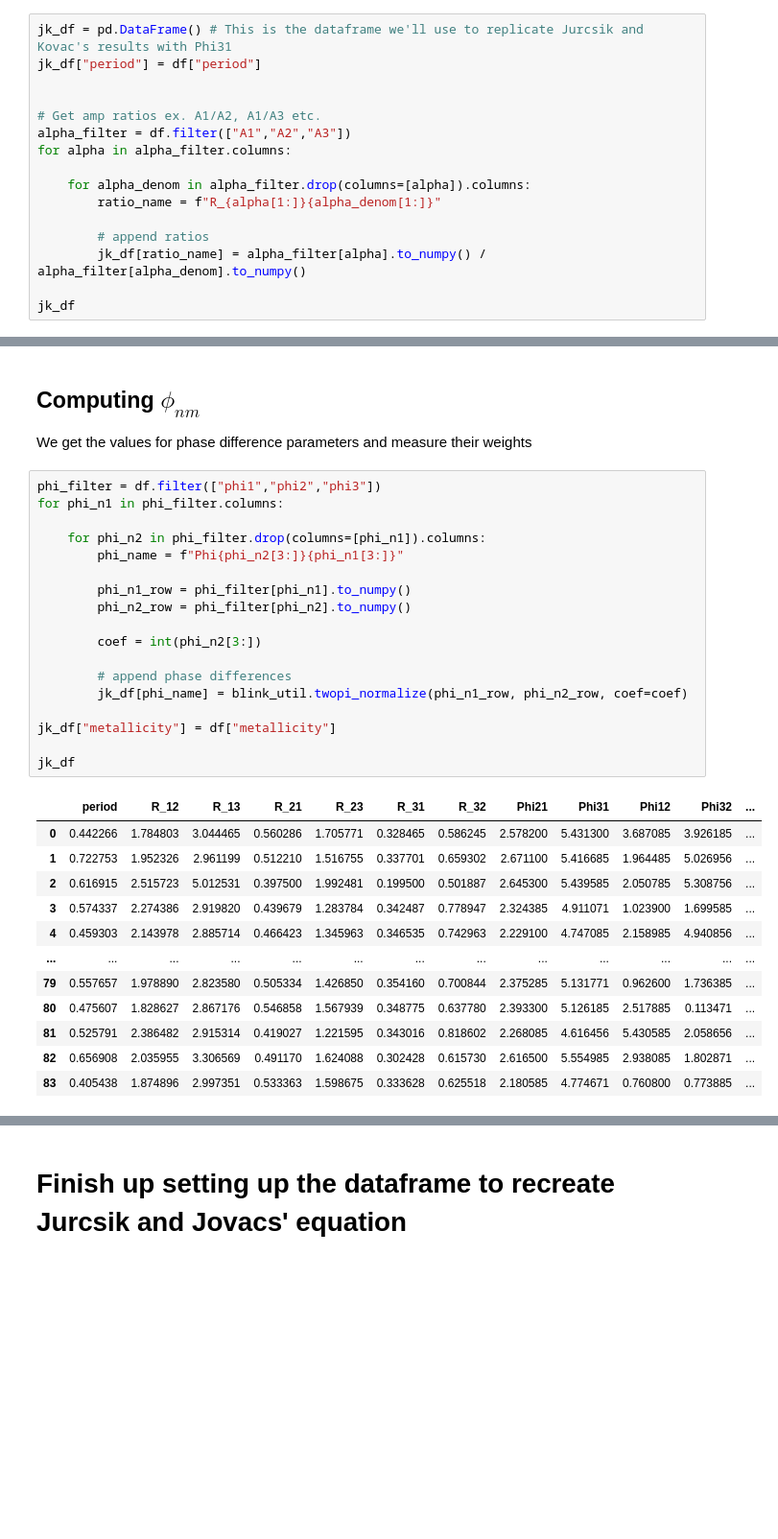
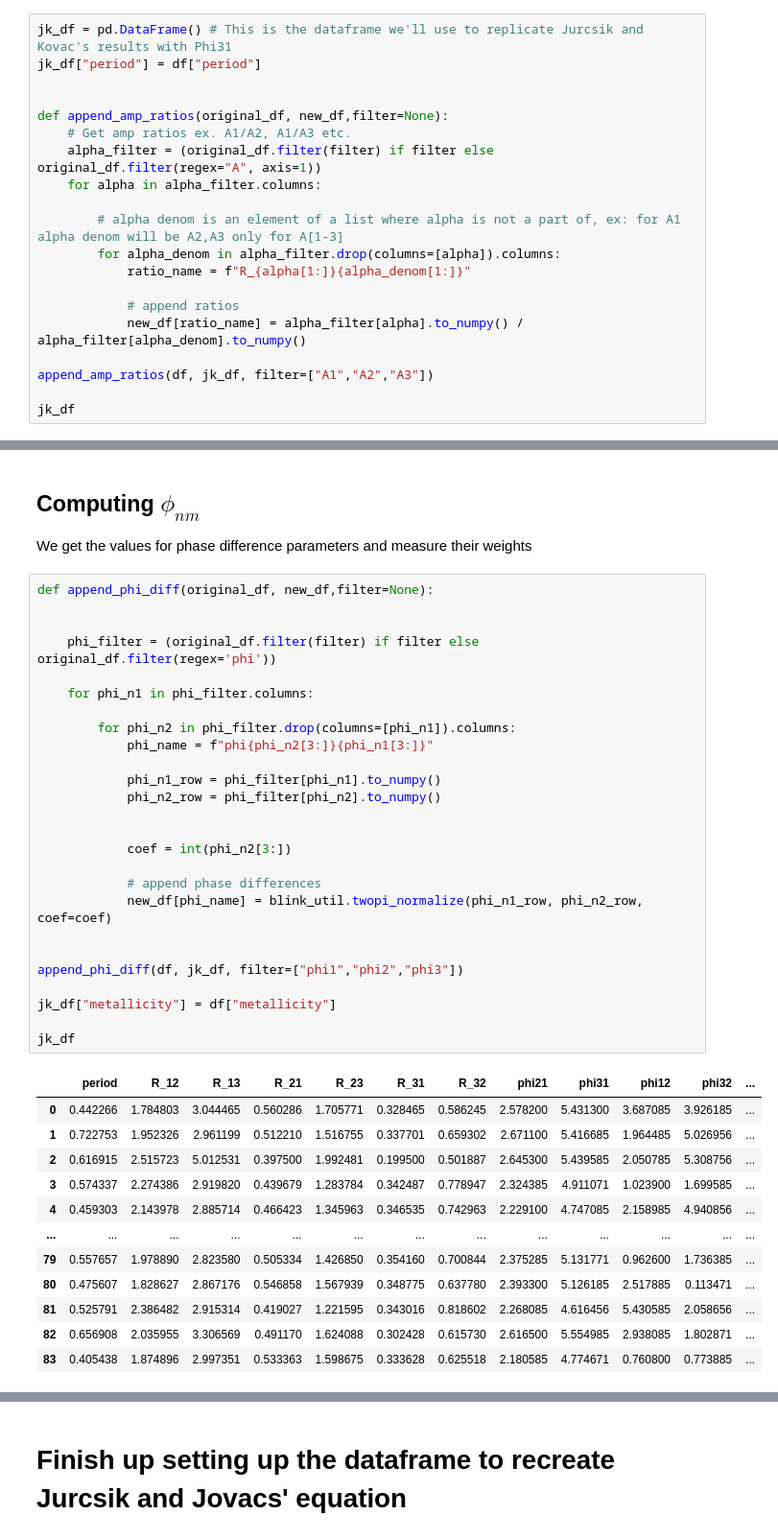
Before and after one commit to cutewitchboy/blink, a Jupyter notebook: notebooks/blink.ipynb, the cells around one changed output, grey strips where cells are left out. Shown at 96% size. Saved outputs shown, nothing was run; the diff lists cells and outputs as text; blank space fills up the shorter version.

Commit message:
feat: param filter, just testing stuff out

```diff
--- a/notebooks/blink.ipynb
+++ b/notebooks/blink.ipynb
@@ -46,15 +46,19 @@ jk_df = pd.DataFrame() # This is the dataframe we'll use to replicate Jurcsik an
 jk_df["period"] = df["period"]
 
 
-# Get amp ratios ex. A1/A2, A1/A3 etc.
-alpha_filter = df.filter(["A1","A2","A3"])
-for alpha in alpha_filter.columns:
+def append_amp_ratios(original_df, new_df,filter=None):
+    # Get amp ratios ex. A1/A2, A1/A3 etc.
+    alpha_filter = (original_df.filter(filter) if filter else original_df.filter(regex="A", axis=1))
+    for alpha in alpha_filter.columns:
 
-    for alpha_denom in alpha_filter.drop(columns=[alpha]).columns:
-        ratio_name = f"R_{alpha[1:]}{alpha_denom[1:]}"
+        # alpha denom is an element of a list where alpha is not a part of, ex: for A1 alpha denom will be A2,A3 only for A[1-3]
+        for alpha_denom in alpha_filter.drop(columns=[alpha]).columns:
+            ratio_name = f"R_{alpha[1:]}{alpha_denom[1:]}"
 
-        # append ratios
-        jk_df[ratio_name] = alpha_filter[alpha].to_numpy() / alpha_filter[alpha_denom].to_numpy()
+            # append ratios
+            new_df[ratio_name] = alpha_filter[alpha].to_numpy() / alpha_filter[alpha_denom].to_numpy()
+
+append_amp_ratios(df, jk_df, filter=["A1","A2","A3"])
 
 jk_df
 # %% [output]
@@ -75,25 +79,33 @@ jk_df
 ## Computing $\phi_{nm}$
 We get the values for phase difference parameters and measure their weights
 # %%
-phi_filter = df.filter(["phi1","phi2","phi3"])
-for phi_n1 in phi_filter.columns:
+def append_phi_diff(original_df, new_df,filter=None):
 
-    for phi_n2 in phi_filter.drop(columns=[phi_n1]).columns:
-        phi_name = f"Phi{phi_n2[3:]}{phi_n1[3:]}"
 
-        phi_n1_row = phi_filter[phi_n1].to_numpy()
-        phi_n2_row = phi_filter[phi_n2].to_numpy()
+    phi_filter = (original_df.filter(filter) if filter else original_df.filter(regex='phi'))
 
-        coef = int(phi_n2[3:])
+    for phi_n1 in phi_filter.columns:
 
-        # append phase differences
-        jk_df[phi_name] = blink_util.twopi_normalize(phi_n1_row, phi_n2_row, coef=coef)
+        for phi_n2 in phi_filter.drop(columns=[phi_n1]).columns:
+            phi_name = f"phi{phi_n2[3:]}{phi_n1[3:]}"
+
+            phi_n1_row = phi_filter[phi_n1].to_numpy()
+            phi_n2_row = phi_filter[phi_n2].to_numpy()
+
+
+            coef = int(phi_n2[3:])
+
+            # append phase differences
+            new_df[phi_name] = blink_util.twopi_normalize(phi_n1_row, phi_n2_row, coef=coef)
+
+
+append_phi_diff(df, jk_df, filter=["phi1","phi2","phi3"])
 
 jk_df["metallicity"] = df["metallicity"]
 
 jk_df
 # %% [output]
-|  | period | R_12 | R_13 | R_21 | R_23 | R_31 | R_32 | Phi21 | Phi31 | Phi12 | Phi32 | ... |
+|  | period | R_12 | R_13 | R_21 | R_23 | R_31 | R_32 | phi21 | phi31 | phi12 | phi32 | ... |
 | 0 | 0.442266 | 1.784803 | 3.044465 | 0.560286 | 1.705771 | 0.328465 | 0.586245 | 2.578200 | 5.431300 | 3.687085 | 3.926185 | ... |
 | 1 | 0.722753 | 1.952326 | 2.961199 | 0.512210 | 1.516755 | 0.337701 | 0.659302 | 2.671100 | 5.416685 | 1.964485 | 5.026956 | ... |
 | 2 | 0.616915 | 2.515723 | 5.012531 | 0.397500 | 1.992481 | 0.199500 | 0.501887 | 2.645300 | 5.439585 | 2.050785 | 5.308756 | ... |
```
Also changed, not shown: parts of 11 cells of this notebook.
